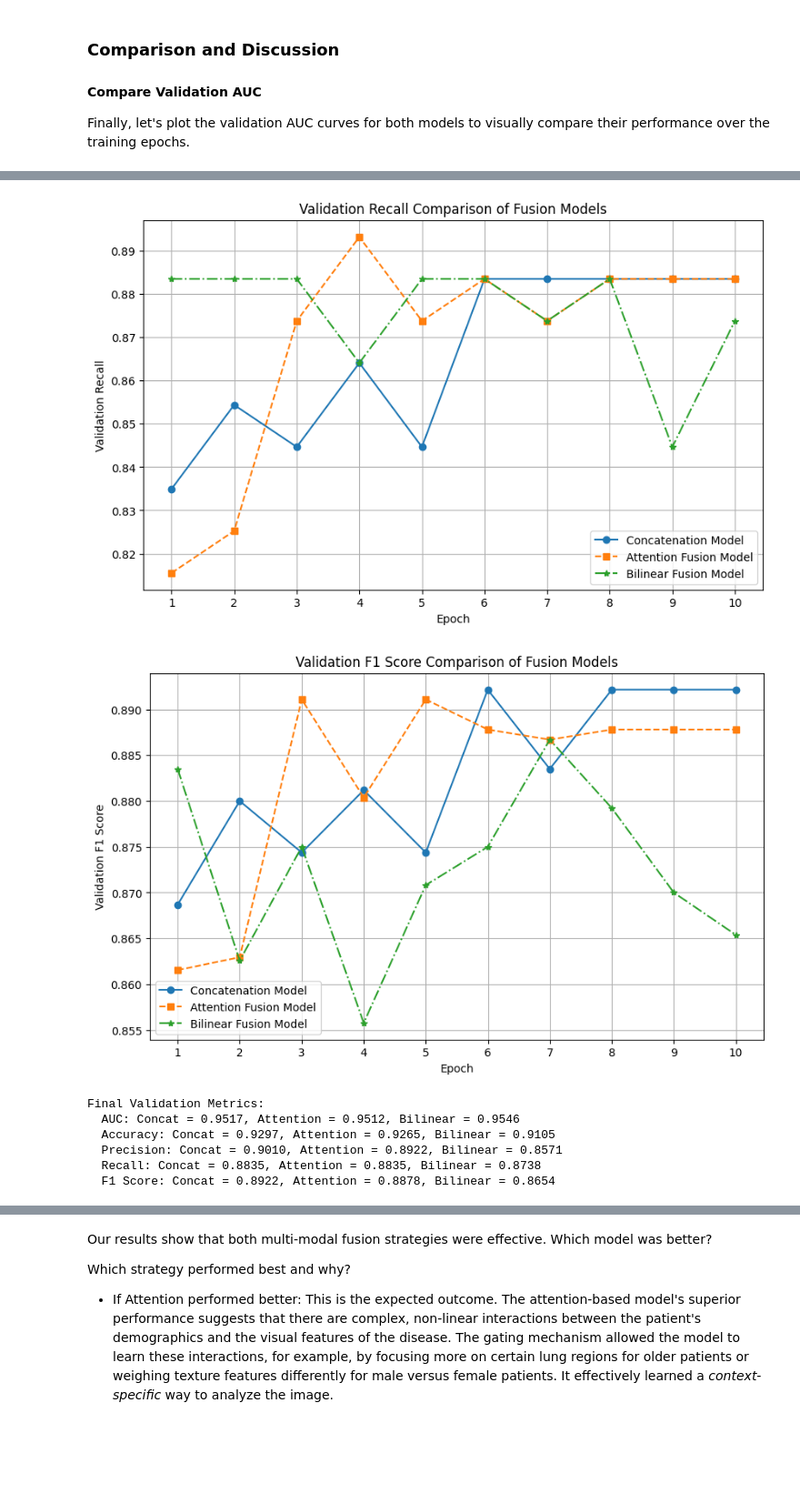
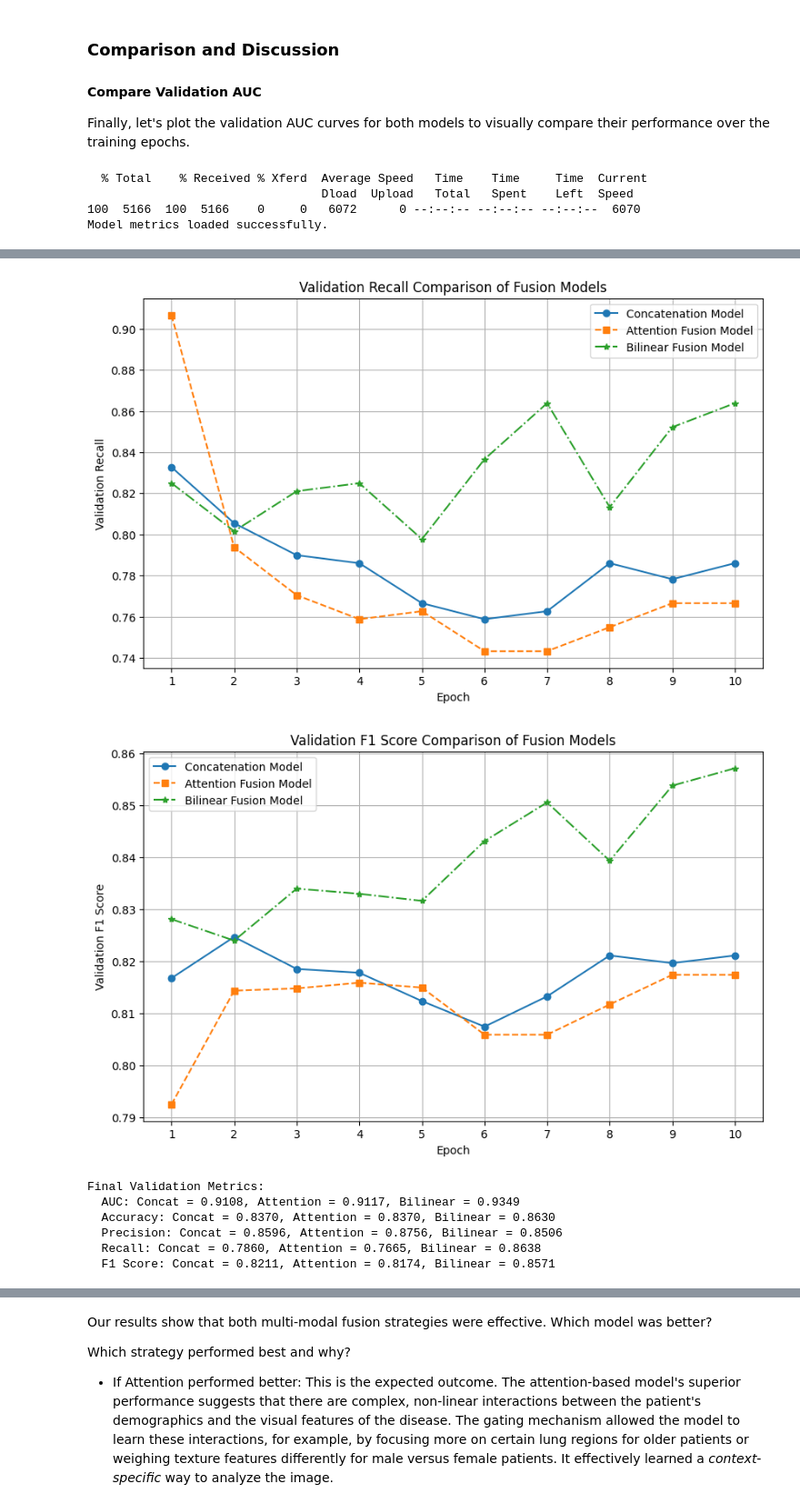
Before and after one commit to Christelleelkhoury/AIM, a Jupyter notebook: notebooks/week6/lesson1_solution.ipynb, the cells around one changed output, grey strips where cells are left out. Shown: that part at 91% size. Saved outputs shown, nothing was run; the diff lists cells and outputs as text; code cells hidden in the pictures; blank space fills up the shorter version.

```diff
--- a/notebooks/week6/lesson1_solution.ipynb
+++ b/notebooks/week6/lesson1_solution.ipynb
@@ -702,6 +793,37 @@ Loaded best model state for Bilinear Fusion Model.
 #### Compare Validation AUC
 
 Finally, let's plot the validation AUC curves for both models to visually compare their performance over the training epochs.
+# %%
+# Download and load metrics if necessary
+!curl https://uni-bonn.sciebo.de/s/we97TCYMLcFZ4ia/download/model_metrics.npz --output model_metrics.npz
+
+# Load the metric arrays from the .npz file
+metrics_data = np.load('model_metrics.npz')
+
+concat_aucs = metrics_data['concat_aucs'].tolist()
+concat_accuracies = metrics_data['concat_accuracies'].tolist()
+concat_precisions = metrics_data['concat_precisions'].tolist()
+concat_recalls = metrics_data['concat_recalls'].tolist()
+concat_f1s = metrics_data['concat_f1s'].tolist()
+
+attention_aucs = metrics_data['attention_aucs'].tolist()
+attention_accuracies = metrics_data['attention_accuracies'].tolist()
+attention_precisions = metrics_data['attention_precisions'].tolist()
+attention_recalls = metrics_data['attention_recalls'].tolist()
+attention_f1s = metrics_data['attention_f1s'].tolist()
+
+bilinear_aucs = metrics_data['bilinear_aucs'].tolist()
+bilinear_accuracies = metrics_data['bilinear_accuracies'].tolist()
+bilinear_precisions = metrics_data['bilinear_precisions'].tolist()
+bilinear_recalls = metrics_data['bilinear_recalls'].tolist()
+bilinear_f1s = metrics_data['bilinear_f1s'].tolist()
+
+print("Model metrics loaded successfully.")
+# %% [output]
+  % Total    % Received % Xferd  Average Speed   Time    Time     Time  Current
+                                 Dload  Upload   Total   Spent    Left  Speed
+100  5166  100  5166    0     0   6072      0 --:--:-- --:--:-- --:--:--  6070
+Model metrics loaded successfully.
 # %%
 # pack your metric histories into a dict
 metrics = {
@@ -714,11 +836,24 @@ metrics = {
 
 epochs = range(1, num_epochs + 1)
 
-for metric_name, (concat_vals, attn_vals, bilinear_vals) in metrics.items():
+model_data = {
+    'Concatenation Model': (concat_aucs, concat_accuracies, concat_precisions, concat_recalls, concat_f1s, 'o', '-'),
+    'Attention Fusion Model': (attention_aucs, attention_accuracies, attention_precisions, attention_recalls, attention_f1s, 's', '--'),
+    'Bilinear Fusion Model': (bilinear_aucs, bilinear_accuracies, bilinear_precisions, bilinear_recalls, bilinear_f1s, '*', '-.'),
+}
+
+
+for metric_name in metrics.keys():
     plt.figure(figsize=(10, 6))
-    plt.plot(epochs, concat_vals,     marker='o', linestyle='-',  label='Concatenation Model')
-    plt.plot(epochs, attn_vals,       marker='s', linestyle='--', label='Attention Fusion Model')
-    plt.plot(epochs, bilinear_vals,   marker='*', linestyle='-.', label='Bilinear Fusion Model')  # changed to '-.' linestyle
+    for model_name, data in model_data.items():
+        metric_vals = data[list(metrics.keys()).index(metric_name)]
+        marker = data[-2]
+        linestyle = data[-1]
+
+        # Only plot if the metric list is not empty
+        if metric_vals:
+            plt.plot(epochs[:len(metric_vals)], metric_vals, marker=marker, linestyle=linestyle, label=model_name)
+
     plt.title(f'Validation {metric_name} Comparison of Fusion Models')
     plt.xlabel('Epoch')
     plt.ylabel(f'Validation {metric_name}')
@@ -727,11 +862,15 @@ for metric_name, (concat_vals, attn_vals, bilinear_vals) in metrics.items():
     plt.legend()
     plt.show()
 
+
 # Print final epoch values for quick reference
 print("Final Validation Metrics:")
 for metric_name, (concat_vals, attn_vals, bilinear_vals) in metrics.items():
+    concat_last = f"{concat_vals[-1]:.4f}" if concat_vals else 'N/A'
+    attn_last = f"{attn_vals[-1]:.4f}" if attn_vals else 'N/A'
+    bilinear_last = f"{bilinear_vals[-1]:.4f}" if bilinear_vals else 'N/A'
     print(f"  {metric_name}: "
-          f"Concat = {concat_vals[-1]:.4f}, "
-          f"Attention = {attn_vals[-1]:.4f}, "
-          f"Bilinear = {bilinear_vals[-1]:.4f}")
+          f"Concat = {concat_last}, "
+          f"Attention = {attn_last}, "
+          f"Bilinear = {bilinear_last}")
 # %% [output]
@@ -741,11 +880,11 @@ for metric_name, (concat_vals, attn_vals, bilinear_vals) in metrics.items():
-[figure, old version]
+[figure, new version]
-[figure, old version]
+[figure, new version]
 Final Validation Metrics:
-  AUC: Concat = 0.9517, Attention = 0.9512, Bilinear = 0.9546
-  Accuracy: Concat = 0.9297, Attention = 0.9265, Bilinear = 0.9105
-  Precision: Concat = 0.9010, Attention = 0.8922, Bilinear = 0.8571
-  Recall: Concat = 0.8835, Attention = 0.8835, Bilinear = 0.8738
-  F1 Score: Concat = 0.8922, Attention = 0.8878, Bilinear = 0.8654
+  AUC: Concat = 0.9108, Attention = 0.9117, Bilinear = 0.9349
+  Accuracy: Concat = 0.8370, Attention = 0.8370, Bilinear = 0.8630
+  Precision: Concat = 0.8596, Attention = 0.8756, Bilinear = 0.8506
+  Recall: Concat = 0.7860, Attention = 0.7665, Bilinear = 0.8638
+  F1 Score: Concat = 0.8211, Attention = 0.8174, Bilinear = 0.8571
 # %%
 from sklearn.metrics import accuracy_score, f1_score, recall_score, precision_score, roc_auc_score, RocCurveDisplay
 from torchvision.models import densenet121 # Import densenet121
```
Also changed, not shown: parts of 15 cells of this notebook, 10 other files.
